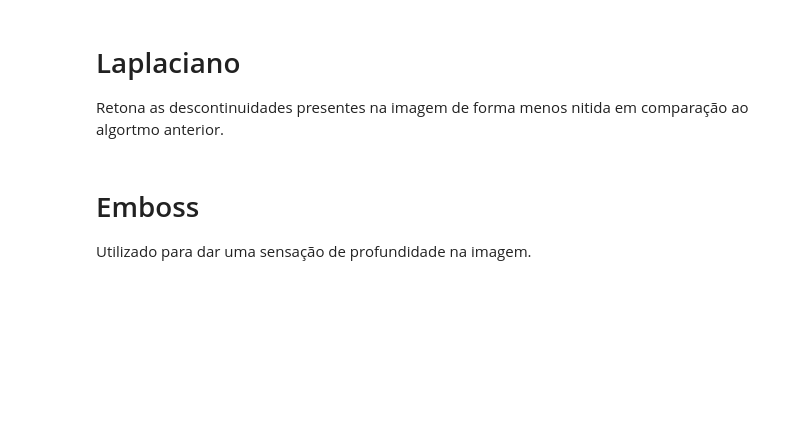
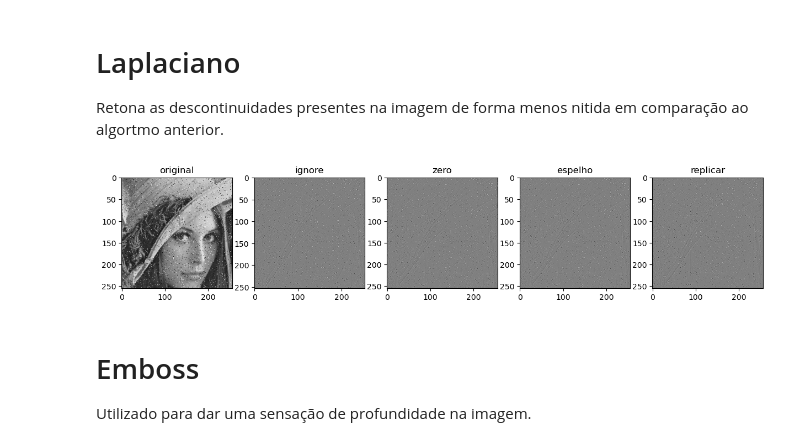
Before and after one commit to EuricoDNJR/Topicos-especiais-em-visao-computacional, a Jupyter notebook: atv_filtro/autobot.ipynb, the cells around one changed output. Cells and saved outputs as stored; diff of their text form; code cells hidden in the pictures; blank space fills up the shorter version.

```diff
--- a/atv_filtro/autobot.ipynb
+++ b/atv_filtro/autobot.ipynb
@@ -261,3 +214,7 @@ plt.imshow(img_replicar, cmap='gray')
+# %%
+make_convolutions(img, laplaciano, bordas)
+# %% [output]
+[figure, added]
 # %% [markdown]
 # Emboss
 Utilizado para dar uma sensação de profundidade na imagem.
```
Also changed, not shown: parts of 14 cells of this notebook.
